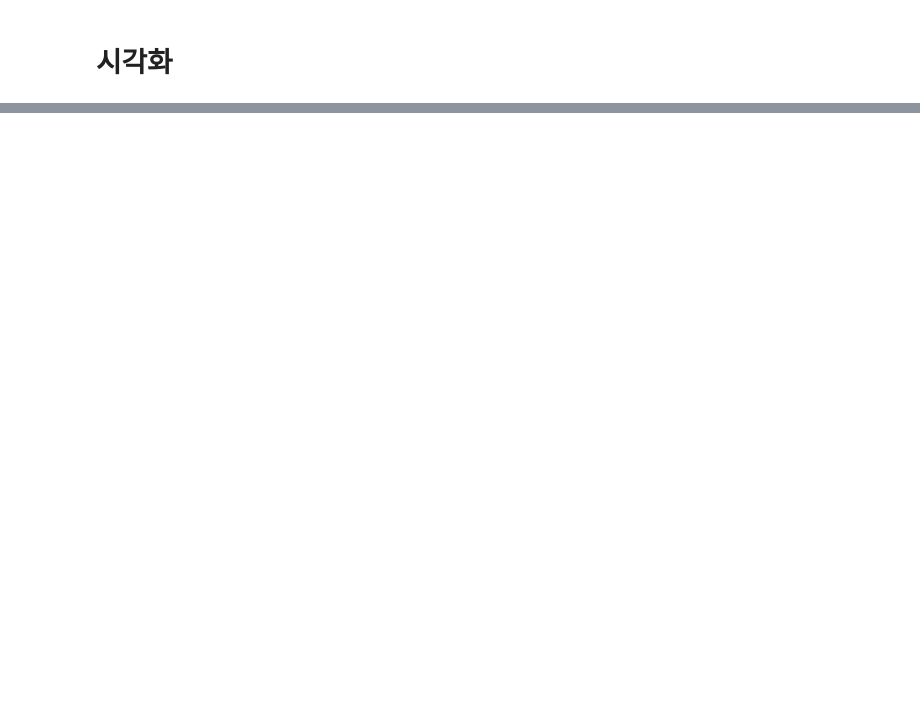
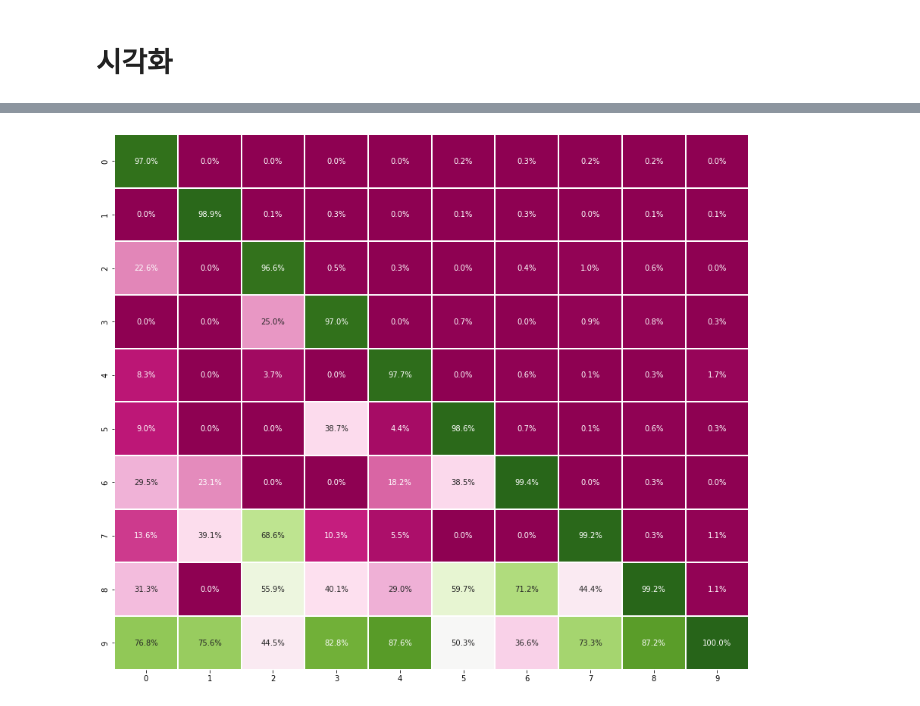
Before and after one commit to k-me-j/Basic-Python, a Jupyter notebook: f220509_mnist_HW.ipynb, the cells around one changed output, grey strips where cells are left out. Saved outputs shown, nothing was run; the diff lists cells and outputs as text; code cells hidden in the pictures; blank space fills up the shorter version.

```diff
--- a/f220509_mnist_HW.ipynb
+++ b/f220509_mnist_HW.ipynb
@@ -69,0 +69,10 @@ ax = sns.heatmap(df,
+# %%
+fig, ax = plt.subplots(figsize=(15,13))
+ax = sns.heatmap(df,
+                 cmap="PiYG",              # cmap Color
+                 cbar=False,
+                 annot=True,               # Value Text
+                 fmt=".1%",                  # Value type (interge = "d")
+                 linewidths=2)
+# %% [output]
+[figure, added]
```
Also changed, not shown: parts of 3 cells of this notebook.
